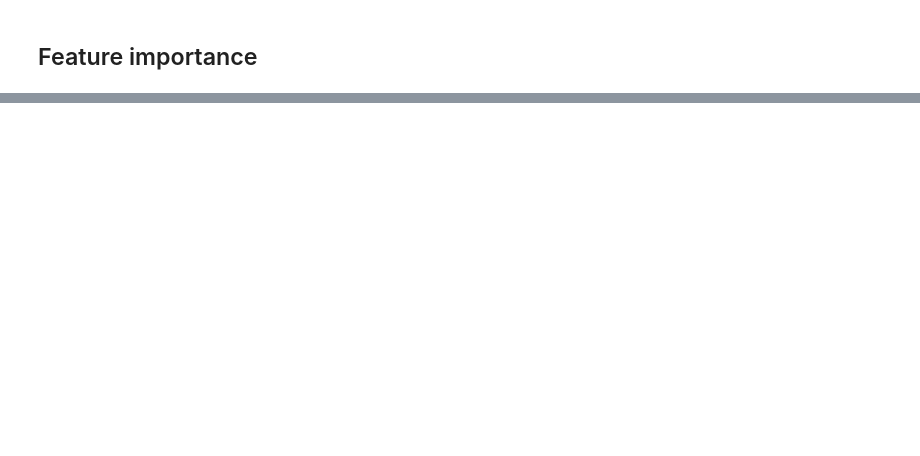
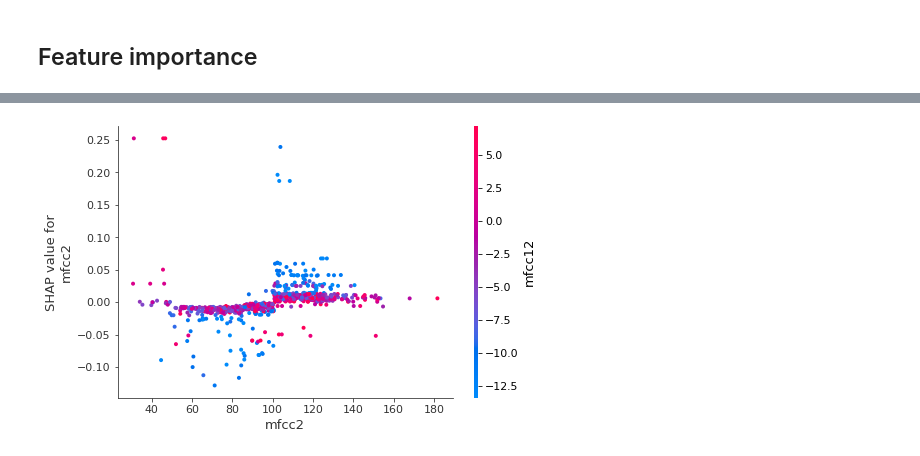
Before and after one commit to Rungalad/AudioAnalisys, a Jupyter notebook: Files_for_validation/ValidAudioClassifSber.ipynb, the cells around one changed output, grey strips where cells are left out. Drawn from its saved outputs; the diff is of its cells as text; code cells hidden in the pictures; blank space fills up the shorter version.

```diff
--- a/Files_for_validation/ValidAudioClassifSber.ipynb
+++ b/Files_for_validation/ValidAudioClassifSber.ipynb
@@ -197,3 +289,5 @@ shap.summary_plot(shap_values_RF_test[0], DF)
 # %%
-shp_plt = shap.dependence_plot("mfcc2", shap_values_RF_train1[0], DF)
+shp_plt = shap.dependence_plot("mfcc2", shap_values_RF_train[0], DF)
+# %% [output]
+[figure, added]
 # %%
```
Also changed, not shown: parts of 29 cells of this notebook, 2 other files.
